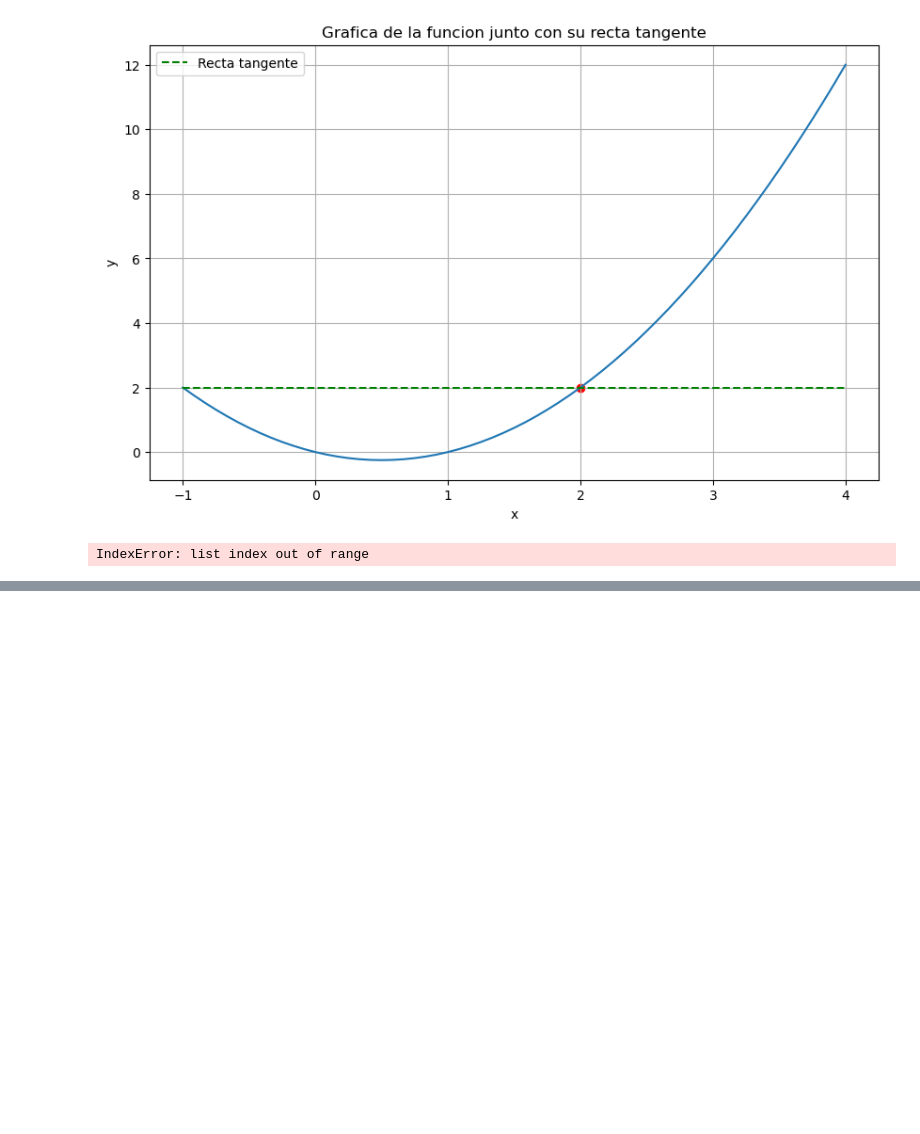
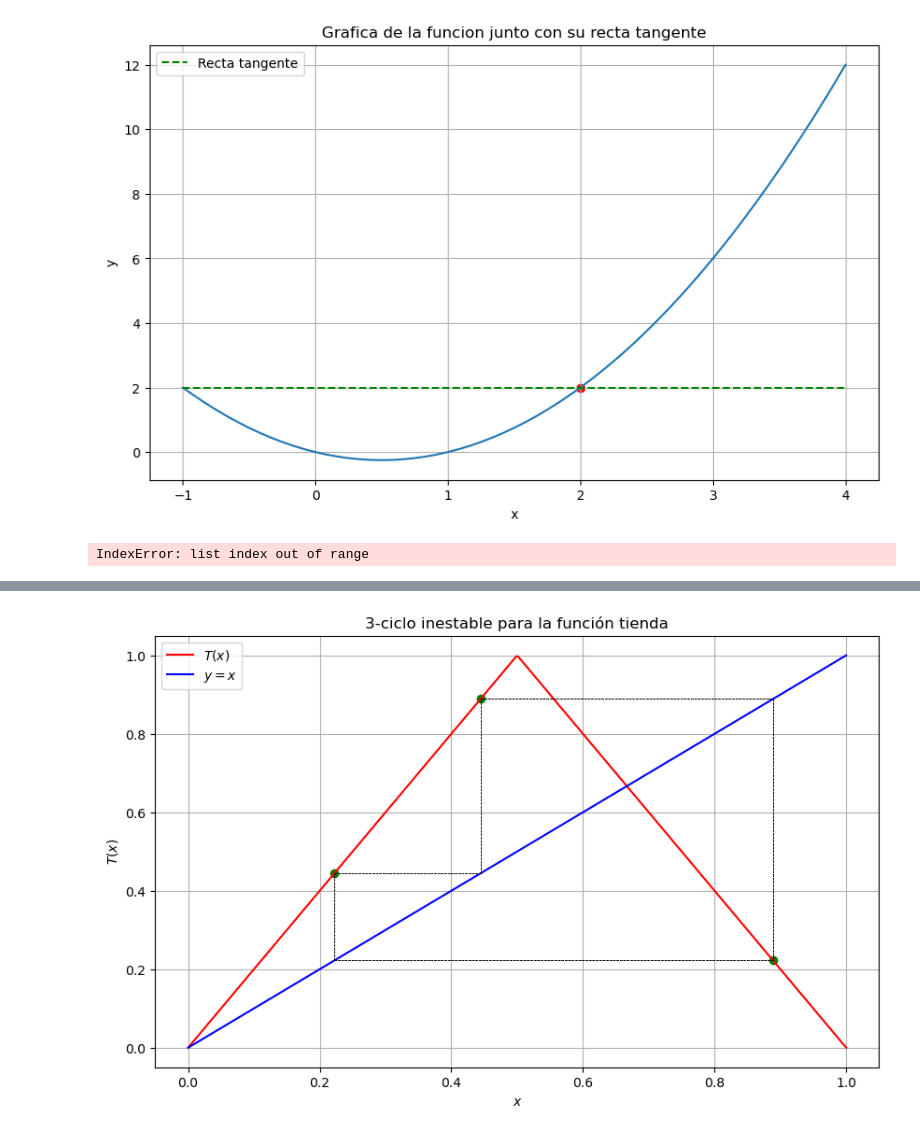
Before and after one commit to roberlks/ModelosMatematicos, a Jupyter notebook: Relacion2.ipynb, the cells around one changed output, grey strips where cells are left out. Drawn from its saved outputs; the diff is of its cells as text; code cells hidden in the pictures; blank space fills up the shorter version.

```diff
--- a/Relacion2.ipynb
+++ b/Relacion2.ipynb
@@ -408,0 +414,35 @@ IndexError: list index out of range
+# %%
+# Definir la función tienda (tent map)
+def tent_map(x):
+    return np.where(x < 0.5, 2*x, 2*(1-x))
+
+# Puntos del 3-ciclo
+cycle_points = [2/9, 4/9, 8/9]
+
+# Rango de valores para x
+x = np.linspace(0, 1, 400)
+y = tent_map(x)
+
+# Crear la gráfica
+plt.figure(figsize=(10, 6))
+plt.plot(x, y, label='$T(x)$', color='red')
+plt.plot(x, x, label='$y = x$', color='blue')
+plt.scatter(cycle_points, tent_map(np.array(cycle_points)), color='green')
+
+# Dibujar las iteraciones en los puntos del 3-ciclo
+for point in cycle_points:
+    x0 = point
+    for _ in range(3):
+        y0 = tent_map(x0)
+        plt.plot([x0, x0], [x0, y0], 'k--', lw=0.5)
+        plt.plot([x0, y0], [y0, y0], 'k--', lw=0.5)
+        x0 = y0  # Actualizar x0 para la siguiente iteración
+
+plt.title('3-ciclo inestable para la función tienda')
+plt.xlabel('$x$')
+plt.ylabel('$T(x)$')
+plt.legend()
+plt.grid(True)
+plt.show()
+# %% [output]
+[figure, added]
```
Also changed, not shown: parts of 14 cells of this notebook.
